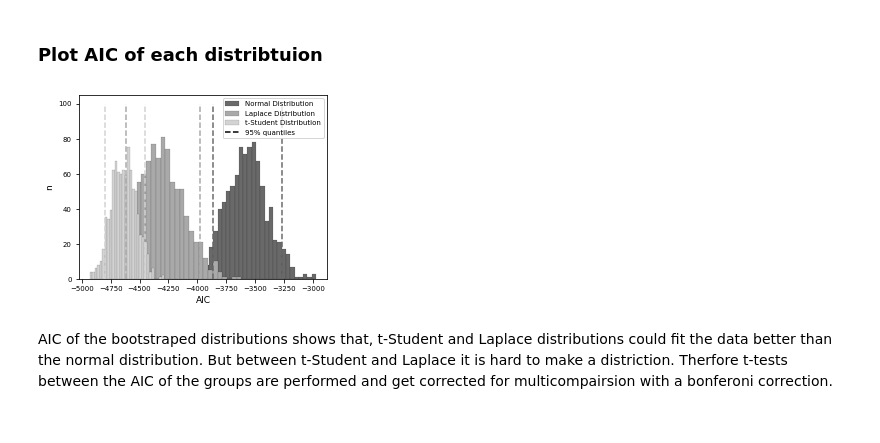
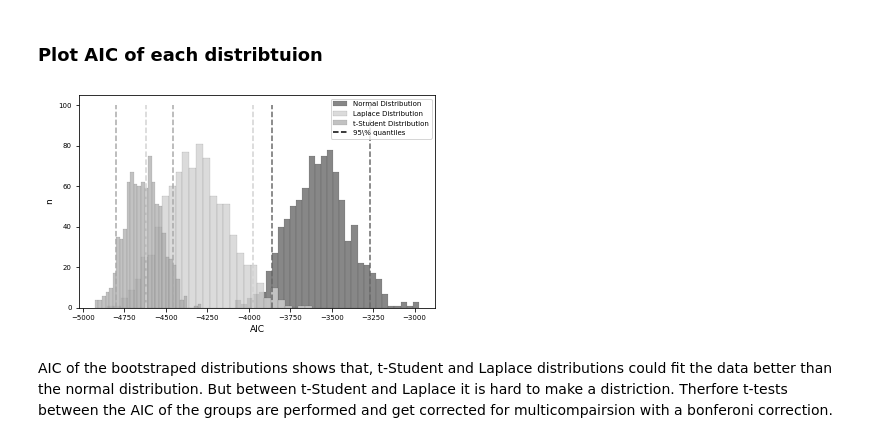
Before and after one commit to KoOBaALT/ThePowerOfATweet, a Jupyter notebook: exp/exp_003_ModelingDailyPriceFluctuations.ipynb, the cells around one changed output. Drawn from its saved outputs; the diff is of its cells as text; code cells hidden in the pictures.

Commit message:
plot adjustments

```diff
--- a/exp/exp_003_ModelingDailyPriceFluctuations.ipynb
+++ b/exp/exp_003_ModelingDailyPriceFluctuations.ipynb
@@ -258,38 +258,37 @@ t_aic = 2*t_losses + 2 * K_paramaters
 # %% [markdown]
 ### Plot AIC of each distribtuion
 # %%
+fig, ax = plt.subplots()
 
-fig, ax = plt.subplots(figsize=[4,3])
-
-plt.hist(norm_aic, bins = 30, label ="Normal Distribution", color ="dimgray", edgecolor='black', linewidth=0.1)
-plt.hist(laplace_aic, bins = 30, label ="Laplace Distribution", color ="darkgray",edgecolor='black', linewidth=0.1)
-plt.hist(t_aic, bins = 30, label ="t-Student Distribution", color ="lightgray",edgecolor='black', linewidth=0.1)
+plt.hist(norm_aic, bins = 30, label ="Normal Distribution", color ="dimgray", edgecolor='black', linewidth=0.1, alpha=0.8)
+plt.hist(laplace_aic, bins = 30, label ="Laplace Distribution", color ="lightgray",edgecolor='black', linewidth=0.1, alpha=0.8)
+plt.hist(t_aic, bins = 30, label ="t-Student Distribution", color ="darkgray",edgecolor='black', linewidth=0.1, alpha=0.7)
 
 
 plt.vlines(np.quantile(norm_aic, 0.95), ymin =0, ymax =100, linestyles="dashed", color ="dimgray")
 plt.vlines(np.quantile(norm_aic, 0.05), ymin =0, ymax =100, linestyles="dashed", color ="dimgray")
 
 
-plt.vlines(np.quantile(laplace_aic, 0.95), ymin =0, ymax =100, linestyles="dashed", color ="darkgray")
-plt.vlines(np.quantile(laplace_aic, 0.05), ymin =0, ymax =100, linestyles="dashed", color ="darkgray")
+plt.vlines(np.quantile(laplace_aic, 0.95), ymin =0, ymax =100, linestyles="dashed", color ="lightgray")
+plt.vlines(np.quantile(laplace_aic, 0.05), ymin =0, ymax =100, linestyles="dashed", color ="lightgray")
 
 
 
-plt.vlines(np.quantile(t_aic, 0.95), ymin =0, ymax =100, linestyles="dashed", color ="lightgray")
-plt.vlines(np.quantile(t_aic, 0.05), ymin =0, ymax =100, linestyles="dashed", color ="lightgray")
+plt.vlines(np.quantile(t_aic, 0.95), ymin =0, ymax =100, linestyles="dashed", color ="darkgray")
+plt.vlines(np.quantile(t_aic, 0.05), ymin =0, ymax =100, linestyles="dashed", color ="darkgray")
 
-plt.vlines(np.quantile(t_aic, 0.05), ymin =0, ymax =0, label="95% quantiles", linestyles="dashed", color ="black")
+plt.vlines(np.quantile(t_aic, 0.05), ymin =0, ymax =0, label="95\% quantiles", linestyles="dashed", color ="black")
 
 
 plt.legend()
 plt.xlabel('AIC')
 plt.ylabel('n')
 plt.show()
 
-fig.savefig('Plot_distribution_AIC/DailyRelativeChangeDistribution.pdf', dpi=350)
-fig.savefig('Plot_distribution_AIC/DailyRelativeChangeDistribution.png', dpi=350)
+fig.savefig('Plot_distribution_AIC/DistributionAIC.pdf',bbox_inches="tight")
+fig.savefig('Plot_distribution_AIC/DistributionAIC.png',bbox_inches="tight")
 # %% [output]
-[figure, old version]
+[figure, new version]
 # %% [markdown]
 AIC of the bootstraped distributions shows that, t-Student and Laplace distributions could fit the data better than the normal distribution. But between t-Student and Laplace it is hard to make a distriction. Therfore t-tests between the AIC of the groups are performed and get corrected for multicompairsion with a bonferoni correction.
 # %% [markdown]
```
Also changed, not shown: parts of 6 cells of this notebook, 7 other files.
